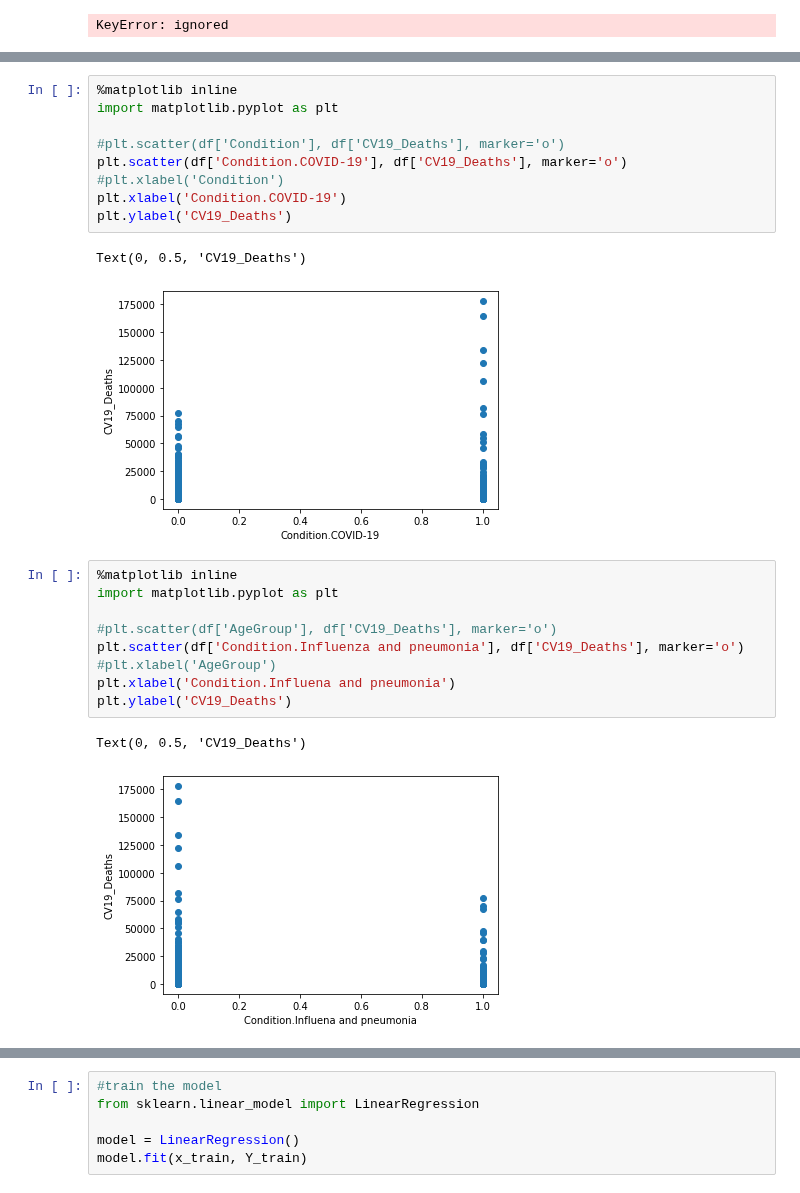
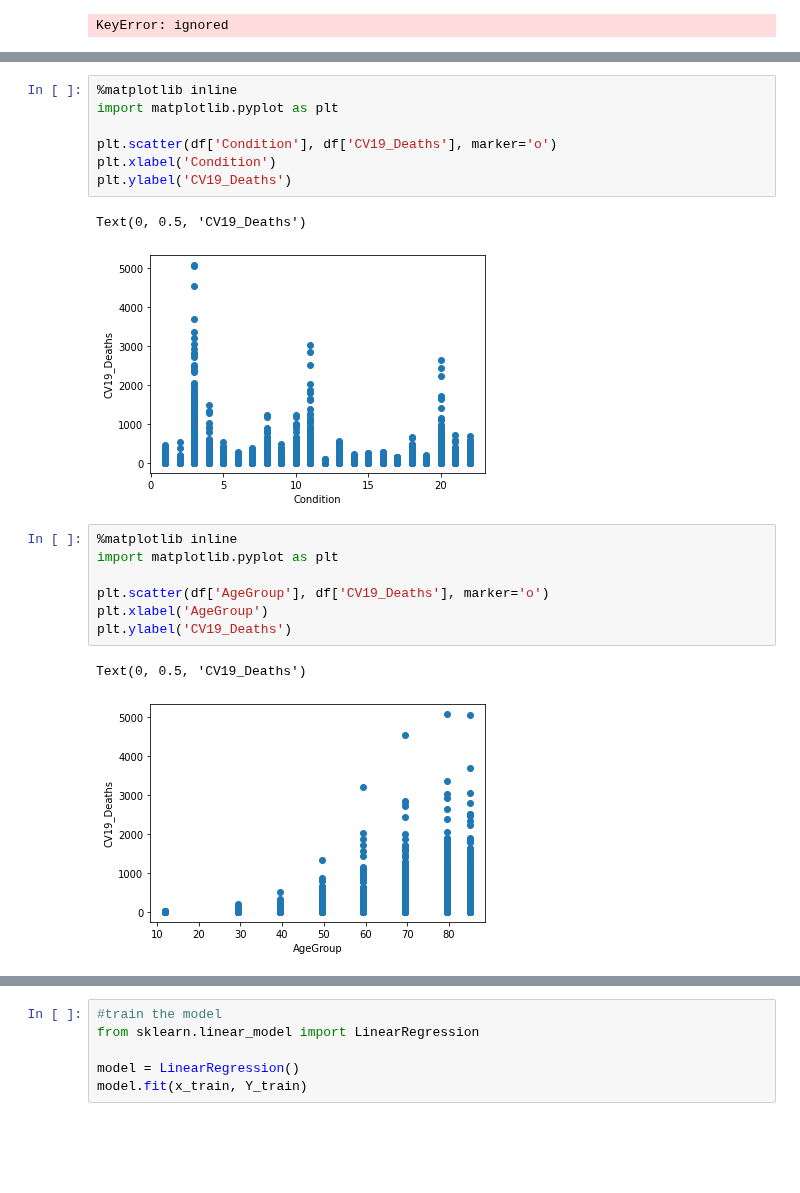
Before and after one commit to JScottLopez/github-ds, a Jupyter notebook: TIM_6500_JSLopez.ipynb, the cells around one changed output, grey strips where cells are left out. Cells and saved outputs as stored; diff of their text form; blank space fills up the shorter version.

```diff
--- a/TIM_6500_JSLopez.ipynb
+++ b/TIM_6500_JSLopez.ipynb
@@ -246,27 +225,23 @@ Index(['CV19_Deaths', 'Condition.COVID-19',
 # %%
 %matplotlib inline
 import matplotlib.pyplot as plt
 
-#plt.scatter(df['Condition'], df['CV19_Deaths'], marker='o')
-plt.scatter(df['Condition.COVID-19'], df['CV19_Deaths'], marker='o')
-#plt.xlabel('Condition')
-plt.xlabel('Condition.COVID-19')
+plt.scatter(df['Condition'], df['CV19_Deaths'], marker='o')
+plt.xlabel('Condition')
 plt.ylabel('CV19_Deaths')
 # %% [output]
 Text(0, 0.5, 'CV19_Deaths')
-[figure, old version]
+[figure, new version]
 # %%
 %matplotlib inline
 import matplotlib.pyplot as plt
 
-#plt.scatter(df['AgeGroup'], df['CV19_Deaths'], marker='o')
-plt.scatter(df['Condition.Influenza and pneumonia'], df['CV19_Deaths'], marker='o')
-#plt.xlabel('AgeGroup')
-plt.xlabel('Condition.Influena and pneumonia')
+plt.scatter(df['AgeGroup'], df['CV19_Deaths'], marker='o')
+plt.xlabel('AgeGroup')
 plt.ylabel('CV19_Deaths')
 # %% [output]
 Text(0, 0.5, 'CV19_Deaths')
-[figure, old version]
+[figure, new version]
 # %%
 #full data frame with dummy colums
 import numpy as np
```
Also changed, not shown: parts of 10 cells of this notebook.
